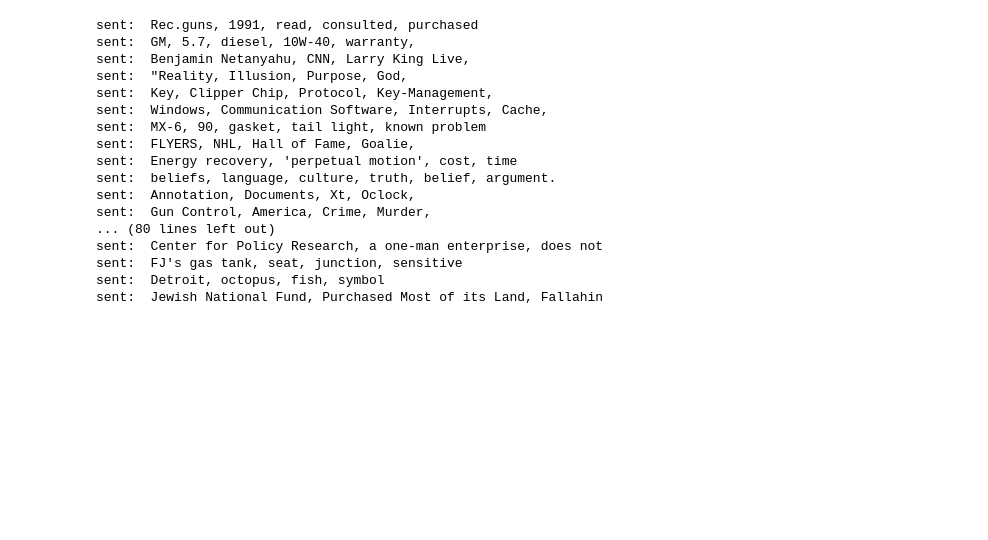
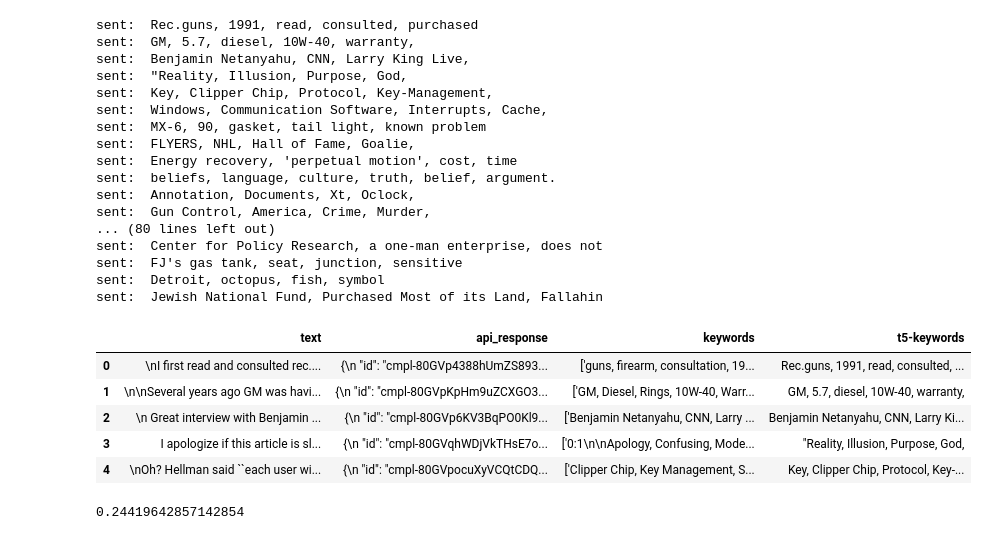
Before and after one commit to isunitha98selvan/t5-keyphrase-gen, a Jupyter notebook: t5-training.ipynb, the cells around one changed output. Saved outputs shown, nothing was run; the diff lists cells and outputs as text; code cells hidden in the pictures; blank space fills up the shorter version.

Commit message:
add eval metrics

```diff
--- a/t5-training.ipynb
+++ b/t5-training.ipynb
@@ -373,3 +353,42 @@ sent:  Jewish National Fund, Purchased Most of its Land, Fallahin
 # %%
 df_test['t5-keywords'] = t5_generated
 df_test.to_csv("generated-dataset-test-t5.csv", index=False)
+# %%
+df_test = pd.read_csv("generated-dataset-test-t5.csv")
+df_test.head()
+# %% [output]
+|  | text | api_response | keywords | t5-keywords |
+| 0 | \nI first read and consulted rec.... | {\n "id": "cmpl-80GVp4388hUmZS893... | ['guns, firearm, consultation, 19... | Rec.guns, 1991, read, consulted, ... |
+| 1 | \n\nSeveral years ago GM was havi... | {\n "id": "cmpl-80GVpKpHm9uZCXGO3... | ['GM, Diesel, Rings, 10W-40, Warr... | GM, 5.7, diesel, 10W-40, warranty, |
+| 2 | \n Great interview with Benjamin ... | {\n "id": "cmpl-80GVp6KV3BqPO0Kl9... | ['Benjamin Netanyahu, CNN, Larry ... | Benjamin Netanyahu, CNN, Larry Ki... |
+| 3 | I apologize if this article is sl... | {\n "id": "cmpl-80GVqhWDjVkTHsE7o... | ['0:1\n\nApology, Confusing, Mode... | "Reality, Illusion, Purpose, God, |
+| 4 | \nOh? Hellman said ``each user wi... | {\n "id": "cmpl-80GVpocuXyVCQtCDQ... | ['Clipper Chip, Key Management, S... | Key, Clipper Chip, Protocol, Key-... |
+# %%
+# evaluate exact match scores
+avg_match = 0
+
+for idx, row in df_test.iterrows():
+    labels = ast.literal_eval(row['keywords'])
+    preds = row['t5-keywords'].split(',')
+    labels = labels[0].split(',')
+
+    clean_pred = []
+    clean_label = []
+
+    for p in preds:
+      if len(p):
+        p = ''.join(letter for letter in p if letter.isalnum())
+        p = p.lower()
+        clean_pred.append(p)
+
+    for l in labels:
+      if len(l):
+        l = ''.join(letter for letter in l if letter.isalnum())
+        l = l.lower()
+        clean_label.append(l)
+
+    matches = set(clean_pred).intersection(set(clean_label))
+    avg_match+= (len(matches)/ len(labels))
+print(avg_match/len(df_test))
+# %% [output]
+0.24419642857142854
```
Also changed, not shown: parts of 8 cells of this notebook, 1 other file.
